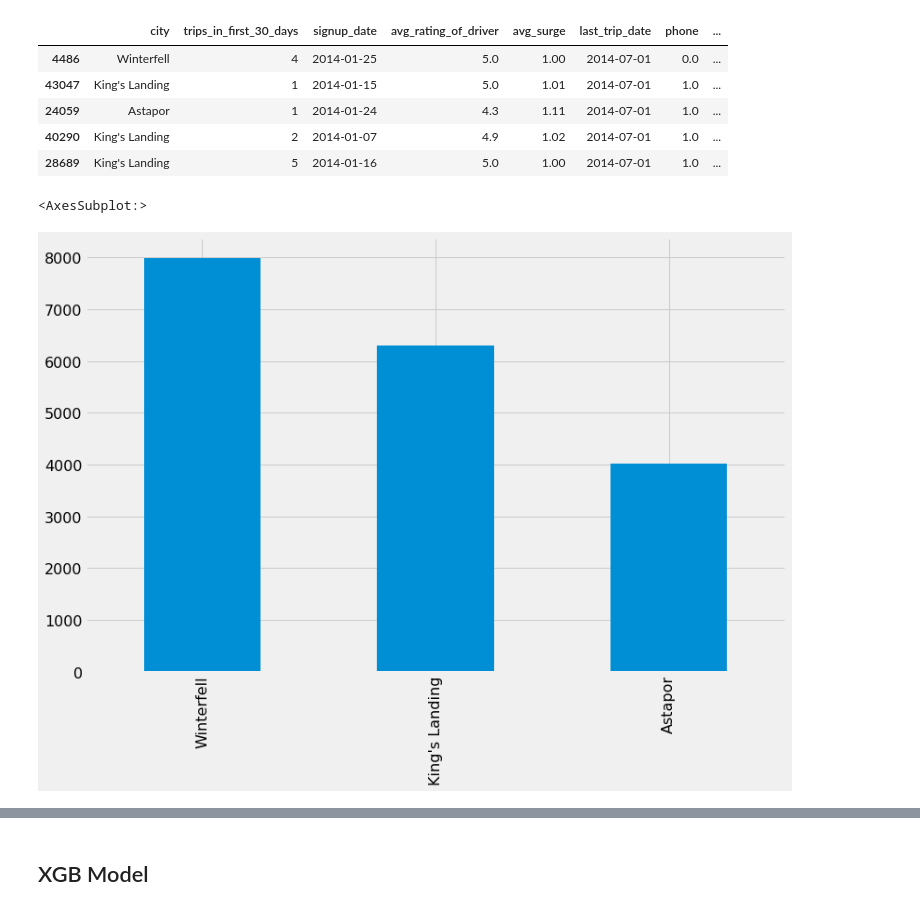
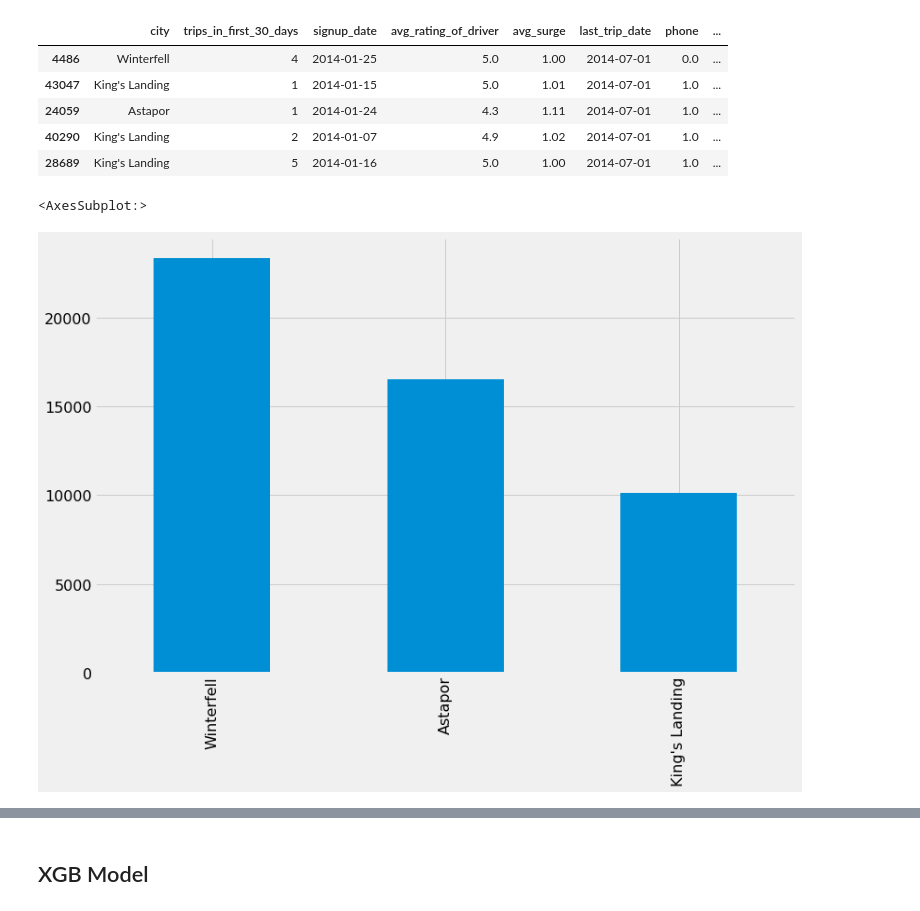
Before and after one commit to linah73/Springboard, a Jupyter notebook: Ultimate_challenge.ipynb, the cells around one changed output, grey strips where cells are left out. Saved outputs shown, nothing was run; the diff lists cells and outputs as text; code cells hidden in the pictures.

```diff
--- a/Ultimate_challenge.ipynb
+++ b/Ultimate_challenge.ipynb
@@ -311,8 +321,8 @@ df.head()
 # %%
 temp= df[df['active']==1]
 # %%
-temp['city'].value_counts().plot.bar()
+df['city'].value_counts().plot.bar()
 # %% [output]
 <AxesSubplot:>
-[figure, old version]
+[figure, new version]
 # %%
```
Also changed, not shown: parts of 11 cells of this notebook.
